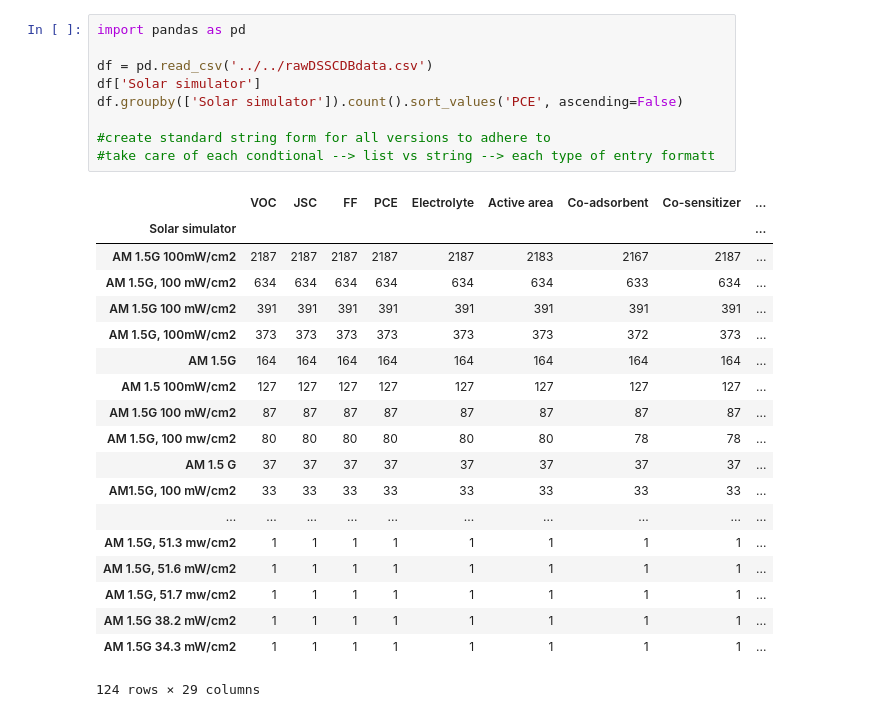
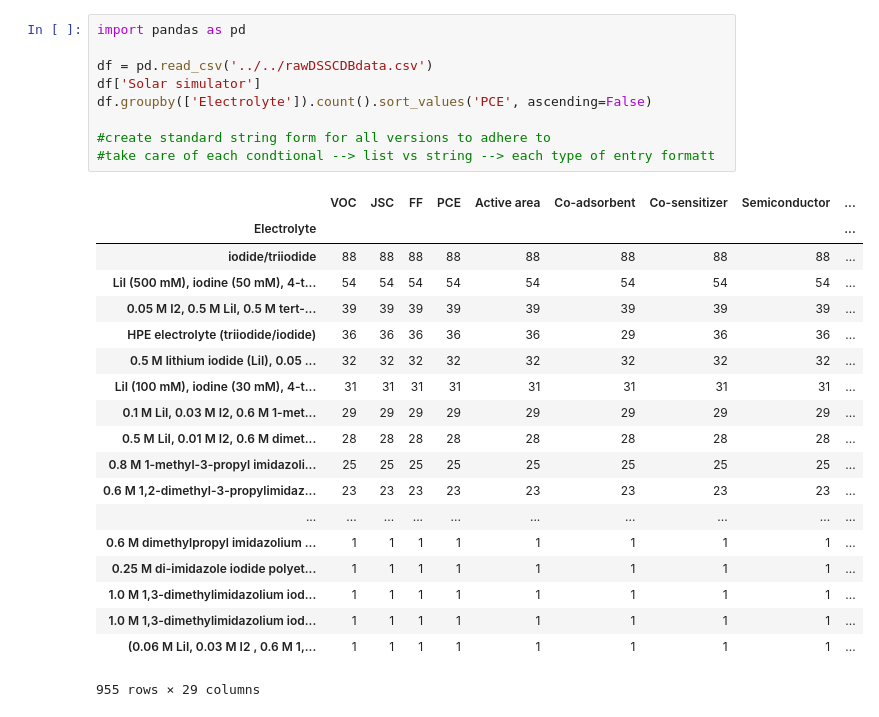
Before and after one commit to PaulC61/Cheminformatics, a Jupyter notebook: InternshipM2_BIU/WorkingEnvironment/Phase1/dataProcessing.ipynb, the cells around one changed output. Saved outputs shown, nothing was run; the diff lists cells and outputs as text.

```diff
--- a/InternshipM2_BIU/WorkingEnvironment/Phase1/dataProcessing.ipynb
+++ b/InternshipM2_BIU/WorkingEnvironment/Phase1/dataProcessing.ipynb
@@ -1,32 +1,32 @@
 # %%
 import pandas as pd
 
 df = pd.read_csv('../../rawDSSCDBdata.csv')
 df['Solar simulator']
-df.groupby(['Solar simulator']).count().sort_values('PCE', ascending=False)
+df.groupby(['Electrolyte']).count().sort_values('PCE', ascending=False)
 
 #create standard string form for all versions to adhere to
 #take care of each condtional --> list vs string --> each type of entry formatt
 # %% [output]
-|  | VOC | JSC | FF | PCE | Electrolyte | Active area | Co-adsorbent | Co-sensitizer | ... |
-| Solar simulator |  |  |  |  |  |  |  |  | ... |
-| AM 1.5G 100mW/cm2 | 2187 | 2187 | 2187 | 2187 | 2187 | 2183 | 2167 | 2187 | ... |
-| AM 1.5G, 100 mW/cm2 | 634 | 634 | 634 | 634 | 634 | 634 | 633 | 634 | ... |
-| AM 1.5G 100 mW/cm2 | 391 | 391 | 391 | 391 | 391 | 391 | 391 | 391 | ... |
-| AM 1.5G, 100mW/cm2 | 373 | 373 | 373 | 373 | 373 | 373 | 372 | 373 | ... |
-| AM 1.5G | 164 | 164 | 164 | 164 | 164 | 164 | 164 | 164 | ... |
-| AM 1.5 100mW/cm2 | 127 | 127 | 127 | 127 | 127 | 127 | 127 | 127 | ... |
-| AM 1.5G 100 mW/cm2 | 87 | 87 | 87 | 87 | 87 | 87 | 87 | 87 | ... |
-| AM 1.5G, 100 mw/cm2 | 80 | 80 | 80 | 80 | 80 | 80 | 78 | 78 | ... |
-| AM 1.5 G | 37 | 37 | 37 | 37 | 37 | 37 | 37 | 37 | ... |
-| AM1.5G, 100 mW/cm2 | 33 | 33 | 33 | 33 | 33 | 33 | 33 | 33 | ... |
+|  | VOC | JSC | FF | PCE | Active area | Co-adsorbent | Co-sensitizer | Semiconductor | ... |
+| Electrolyte |  |  |  |  |  |  |  |  | ... |
+| iodide/triiodide | 88 | 88 | 88 | 88 | 88 | 88 | 88 | 88 | ... |
+| LiI (500 mM), iodine (50 mM), 4-t... | 54 | 54 | 54 | 54 | 54 | 54 | 54 | 54 | ... |
+| 0.05 M I2, 0.5 M LiI, 0.5 M tert-... | 39 | 39 | 39 | 39 | 39 | 39 | 39 | 39 | ... |
+| HPE electrolyte (triiodide/iodide) | 36 | 36 | 36 | 36 | 36 | 29 | 36 | 36 | ... |
+| 0.5 M lithium iodide (LiI), 0.05 ... | 32 | 32 | 32 | 32 | 32 | 32 | 32 | 32 | ... |
+| LiI (100 mM), iodine (30 mM), 4-t... | 31 | 31 | 31 | 31 | 31 | 31 | 31 | 31 | ... |
+| 0.1 M LiI, 0.03 M I2, 0.6 M 1-met... | 29 | 29 | 29 | 29 | 29 | 29 | 29 | 29 | ... |
+| 0.5 M LiI, 0.01 M I2, 0.6 M dimet... | 28 | 28 | 28 | 28 | 28 | 28 | 28 | 28 | ... |
+| 0.8 M 1-methyl-3-propyl imidazoli... | 25 | 25 | 25 | 25 | 25 | 25 | 25 | 25 | ... |
+| 0.6 M 1,2-dimethyl-3-propylimidaz... | 23 | 23 | 23 | 23 | 23 | 23 | 23 | 23 | ... |
 | ... | ... | ... | ... | ... | ... | ... | ... | ... | ... |
-| AM 1.5G, 51.3 mw/cm2 | 1 | 1 | 1 | 1 | 1 | 1 | 1 | 1 | ... |
-| AM 1.5G, 51.6 mW/cm2 | 1 | 1 | 1 | 1 | 1 | 1 | 1 | 1 | ... |
-| AM 1.5G, 51.7 mw/cm2 | 1 | 1 | 1 | 1 | 1 | 1 | 1 | 1 | ... |
-| AM 1.5G 38.2 mW/cm2 | 1 | 1 | 1 | 1 | 1 | 1 | 1 | 1 | ... |
-| AM 1.5G 34.3 mW/cm2 | 1 | 1 | 1 | 1 | 1 | 1 | 1 | 1 | ... |
+| 0.6 M dimethylpropyl imidazolium ... | 1 | 1 | 1 | 1 | 1 | 1 | 1 | 1 | ... |
+| 0.25 M di-imidazole iodide polyet... | 1 | 1 | 1 | 1 | 1 | 1 | 1 | 1 | ... |
+| 1.0 M 1,3-dimethylimidazolium iod... | 1 | 1 | 1 | 1 | 1 | 1 | 1 | 1 | ... |
+| 1.0 M 1,3-dimethylimidazolium iod... | 1 | 1 | 1 | 1 | 1 | 1 | 1 | 1 | ... |
+| (0.06 M LiI, 0.03 M I2 , 0.6 M 1,... | 1 | 1 | 1 | 1 | 1 | 1 | 1 | 1 | ... |
-124 rows × 29 columns
+955 rows × 29 columns
 # %%
 #retrieve instances with no Co-adsorbants, no Co-sensitizers, TiO2 Semiconductor
 
```
Also changed, not shown: parts of 1 cell of this notebook.
